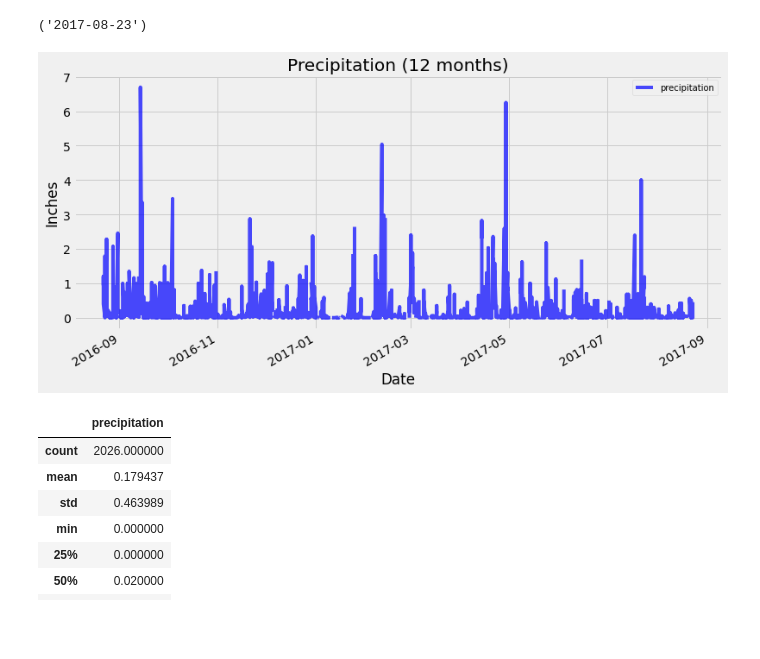
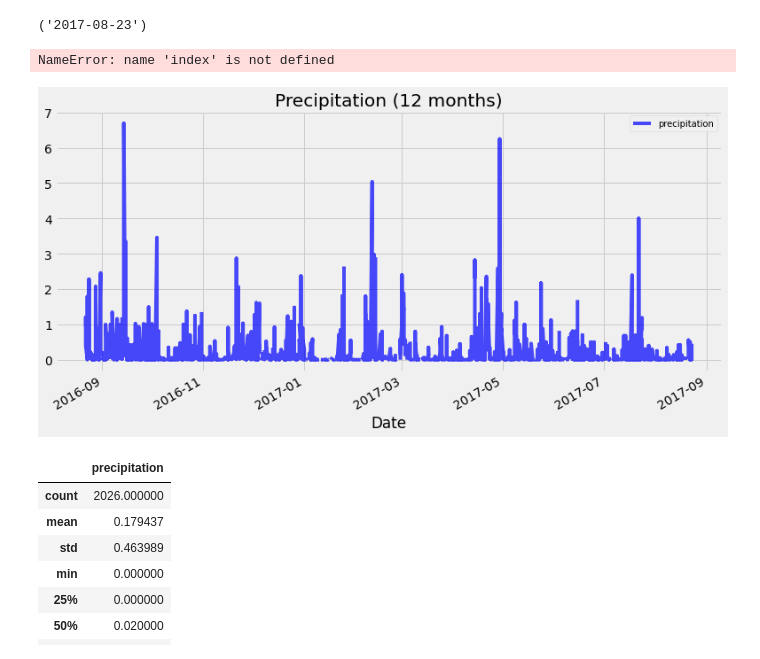
Before and after one commit to angheljf/sqlalchemy-challenge, a Jupyter notebook: climate_starter.ipynb, the cells around one changed output. Drawn from its saved outputs; the diff is of its cells as text; code cells hidden in the pictures; blank space fills up the shorter version.

```diff
--- a/climate_starter.ipynb
+++ b/climate_starter.ipynb
@@ -46,34 +46,36 @@ most_recent
 # %%
 # Design a query to retrieve the last 12 months of precipitation data and plot the results.
 # Starting from the most recent data point in the database.
 
 # Calculate the date one year from the last date in data set.
 prior_year = dt.date(2017,8,23) - dt.timedelta(days=366)
 
 # Perform a query to retrieve the data and precipitation scores
 data_query = session.query(Measurement.date, Measurement.prcp).filter(Measurement.date >= prior_year).all()
 
 # Save the query results as a Pandas DataFrame
 precip_df = pd.DataFrame(data_query,columns=['date', 'precipitation'])
 
 # Change datatype from element to datetime object on Pandas
 precip_df['date'] = pd.to_datetime(precip_df['date'], format='%Y-%m-%d')
 
 # Set the index to the date column
 precip_df.set_index('date', inplace=True)
 
 # Sort the dataframe by date
 precip_df = precip_df.sort_values(by='date',ascending=True)
 precip_df.head(20)
 
 # Use Pandas Plotting with Matplotlib to plot the data
 precip_df.plot(title="Precipitation (12 months)", color='blue', alpha=0.7, figsize=(12,6))
 plt.legend(prop={'size': 10})
 plt.xlabel('Date')
+plt.xticks(index, rotation='vertical')
 plt.ylabel('Inches')
 plt.savefig('Images/Precipitation12.png')
 # %% [output]
+NameError: name 'index' is not defined
-[figure, old version]
+[figure, new version]
 # %%
 # Use Pandas to calcualte the summary statistics for the precipitation data
 precip_df.describe()
```
Also changed, not shown: 1 other file.
